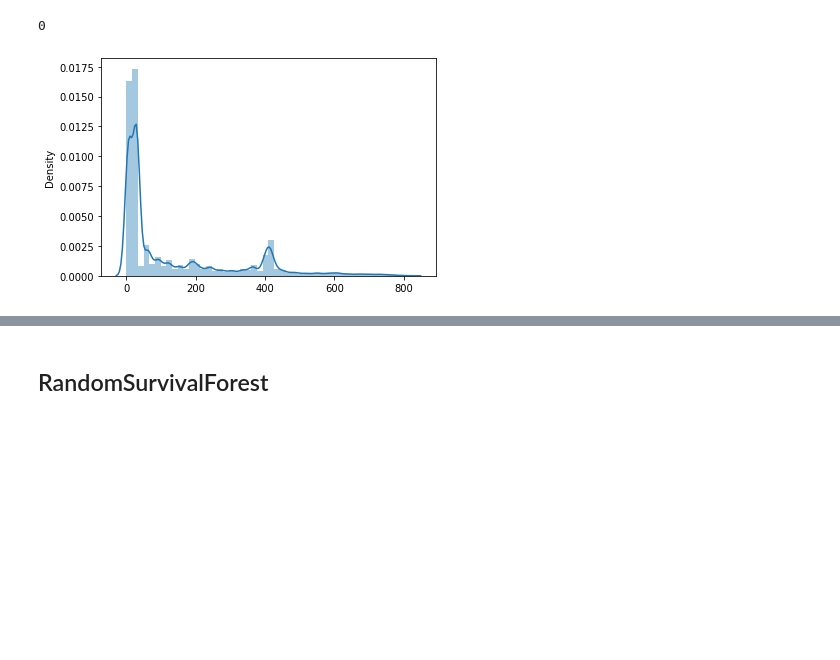
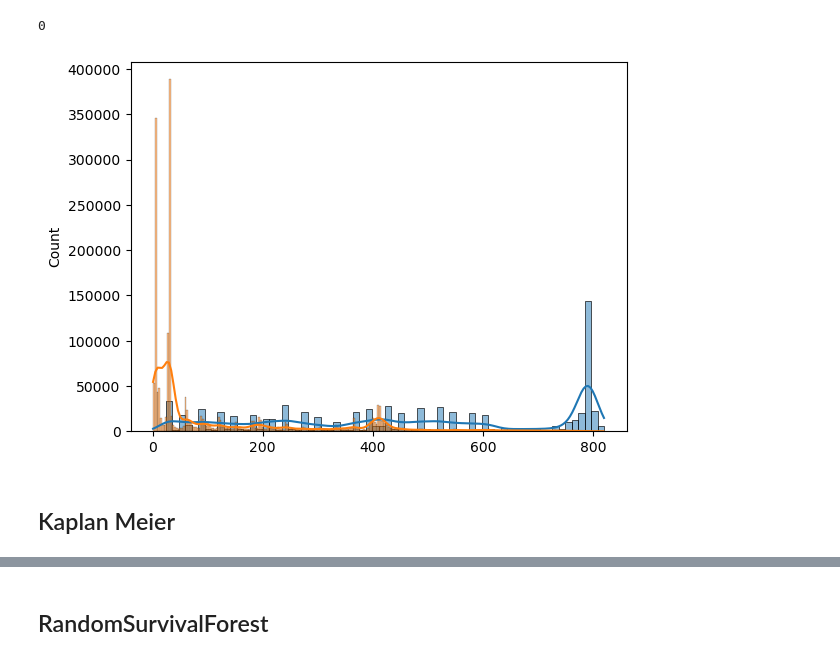
Before and after one commit to soda-inria/survival-analysis-benchmark, a Jupyter notebook: notebooks/kkbox_cv_benchmark.ipynb, the cells around one changed output, grey strips where cells are left out. Drawn from its saved outputs; the diff is of its cells as text; code cells hidden in the pictures; blank space fills up the shorter version.

```diff
--- a/notebooks/kkbox_cv_benchmark.ipynb
+++ b/notebooks/kkbox_cv_benchmark.ipynb
@@ -93,10 +95,16 @@ covariates.isna().sum().sum()
 from sksurv.datasets import get_x_y
 
 X, y = get_x_y(covariates, ("event", "duration"), pos_label=1)
-# %%
-import seaborn as sns
-
-mask = np.where(y["event"] == 1)
-sns.distplot(y[mask]["duration"]);
-# %% [output]
-[figure, removed]
+# %%
+import warnings
+import seaborn as sns
+
+mask = np.where(y["event"] == 0)
+ax = sns.histplot(y[mask]["duration"], kde=True);
+
+mask = np.where(y["event"] == 1)
+sns.histplot(y[mask]["duration"], ax=ax, kde=True);
+# %% [output]
+[figure, added]
+# %% [markdown]
+## Kaplan Meier
```
Also changed, not shown: parts of 20 cells of this notebook, 11 other files.
